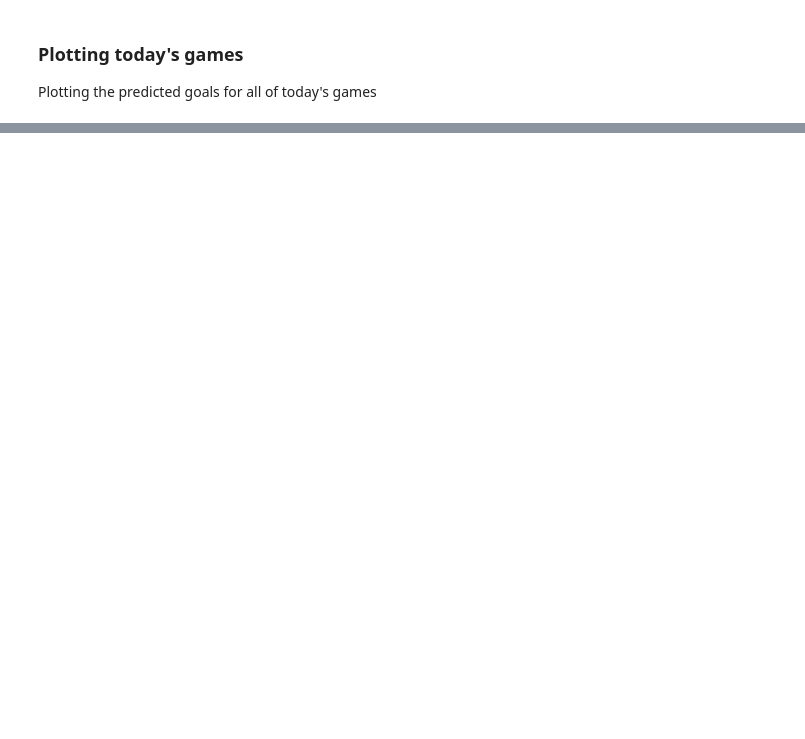
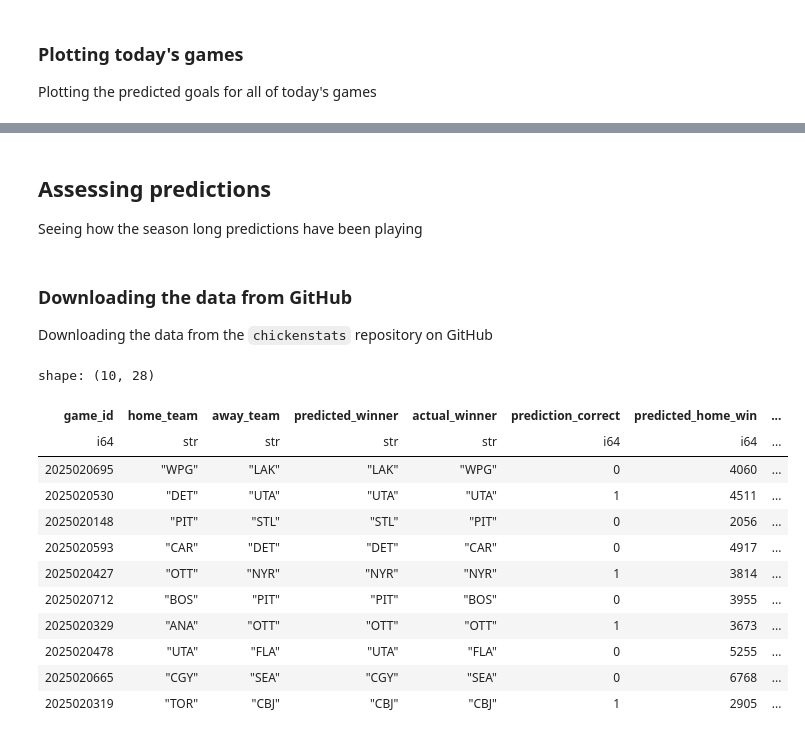
Before and after one commit to chickenandstats/chickenstats-blog, a Jupyter notebook: nbs/blog/posts/tutorials/monte_carlo/index.ipynb, the cells around one changed output, grey strips where cells are left out. Drawn from its saved outputs; the diff is of its cells as text; code cells hidden in the pictures; blank space fills up the shorter version.

Commit message:
Updating monte carlo

```diff
--- a/nbs/blog/posts/tutorials/monte_carlo/index.ipynb
+++ b/nbs/blog/posts/tutorials/monte_carlo/index.ipynb
@@ -508,0 +509,26 @@ fig.savefig(
+# %% [markdown]
+## Assessing predictions
+Seeing how the season long predictions have been playing
+# %% [markdown]
+### Downloading the data from GitHub
+Downloading the data from the `chickenstats` repository on GitHub
+# %%
+csv_url = "https://raw.githubusercontent.com/chickenandstats/chickenstats-blog/refs/heads/main/nbs/blog/posts/tutorials/monte_carlo/results/predicted_winners.csv"
+
+season_predictions = pl.read_csv(csv_url)
+# %%
+season_predictions.head(10)
+# %% [output]
+shape: (10, 28)
+| game_id | home_team | away_team | predicted_winner | actual_winner | prediction_correct | predicted_home_win | ... |
+| i64 | str | str | str | str | i64 | i64 | ... |
+| 2025020695 | "WPG" | "LAK" | "LAK" | "WPG" | 0 | 4060 | ... |
+| 2025020530 | "DET" | "UTA" | "UTA" | "UTA" | 1 | 4511 | ... |
+| 2025020148 | "PIT" | "STL" | "STL" | "PIT" | 0 | 2056 | ... |
+| 2025020593 | "CAR" | "DET" | "DET" | "CAR" | 0 | 4917 | ... |
+| 2025020427 | "OTT" | "NYR" | "NYR" | "NYR" | 1 | 3814 | ... |
+| 2025020712 | "BOS" | "PIT" | "PIT" | "BOS" | 0 | 3955 | ... |
+| 2025020329 | "ANA" | "OTT" | "OTT" | "OTT" | 1 | 3673 | ... |
+| 2025020478 | "UTA" | "FLA" | "UTA" | "FLA" | 0 | 5255 | ... |
+| 2025020665 | "CGY" | "SEA" | "CGY" | "SEA" | 0 | 6768 | ... |
+| 2025020319 | "TOR" | "CBJ" | "CBJ" | "CBJ" | 1 | 2905 | ... |
```
Also changed, not shown: parts of 12 cells of this notebook, 2 other files.
